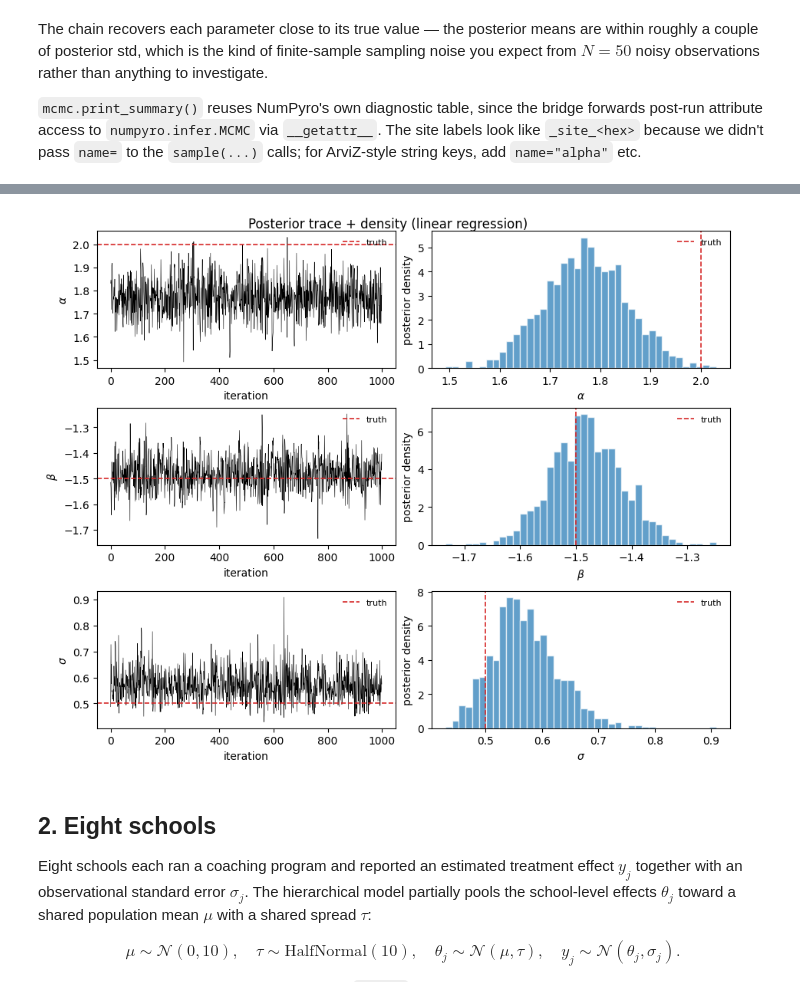
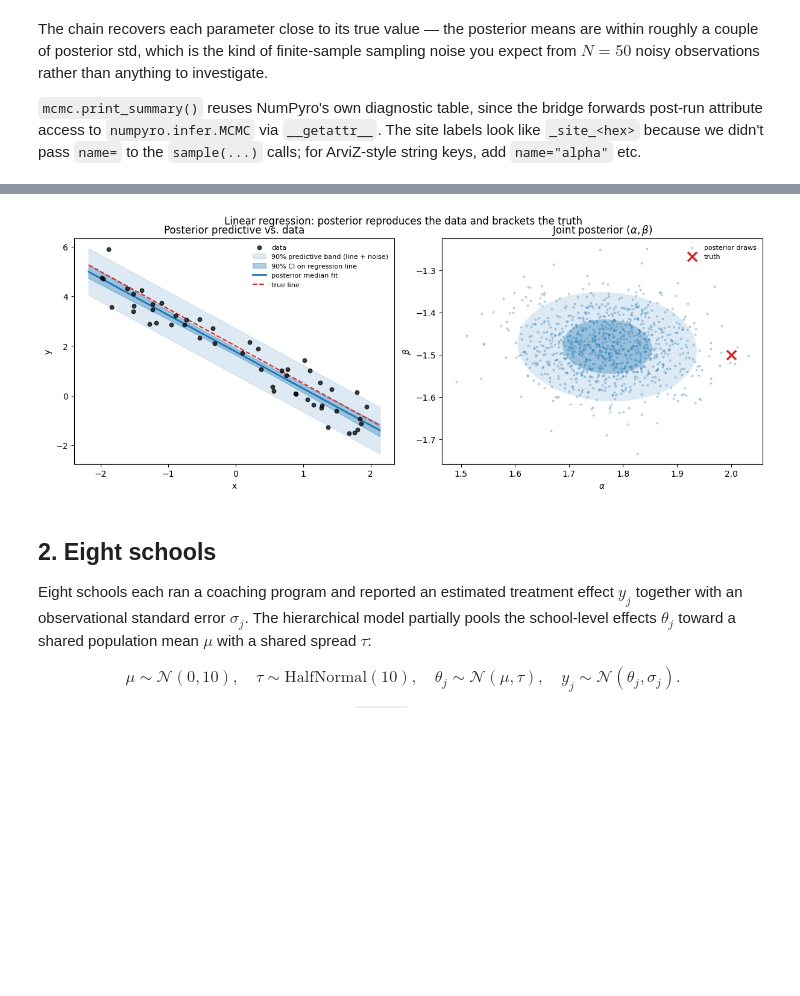
Before and after one commit to datvo06/effectful_mcmc, a Jupyter notebook: docs/quickstart.ipynb, the cells around one changed output, grey strips where cells are left out. Saved outputs shown, nothing was run; the diff lists cells and outputs as text; code cells hidden in the pictures; blank space fills up the shorter version.

```diff
--- a/docs/quickstart.ipynb
+++ b/docs/quickstart.ipynb
@@ -95,30 +97,63 @@ The standard NUTS-paper-style diagnostics (Hoffman & Gelman, 2014 — Figs. 7–
 # %%
-def trace_and_density(axes_row, draws, label, truth):
-    ax_trace, ax_density = axes_row
-    draws = np.asarray(draws)
-    ax_trace.plot(draws, lw=0.4, color="black")
-    ax_trace.axhline(truth, color="C3", lw=1.2, ls="--", label="truth")
-    ax_trace.set_xlabel("iteration")
-    ax_trace.set_ylabel(label)
-    ax_trace.legend(loc="upper right", frameon=False, fontsize=8)
+alpha_samples = np.asarray(samples[alpha_t.op])
+beta_samples  = np.asarray(samples[beta_t.op])
+sigma_samples = np.asarray(samples[sigma_t.op])
 
-    ax_density.hist(draws, bins=40, density=True, color="C0", alpha=0.7, edgecolor="white")
-    ax_density.axvline(truth, color="C3", lw=1.2, ls="--", label="truth")
-    ax_density.set_xlabel(label)
-    ax_density.set_ylabel("posterior density")
-    ax_density.legend(loc="upper right", frameon=False, fontsize=8)
+# Posterior predictive: for each posterior draw, evaluate the regression line
+# on a dense x-grid, then summarise across draws.
+xs = np.linspace(float(x_data.min()) - 0.2, float(x_data.max()) + 0.2, 200)
+y_lines = alpha_samples[:, None] + beta_samples[:, None] * xs[None, :]   # (S, X)
+y_lo, y_mid, y_hi = np.quantile(y_lines, [0.05, 0.5, 0.95], axis=0)
 
-fig, axes = plt.subplots(3, 2, figsize=(9, 7), constrained_layout=True)
-for row, (term, label, truth) in enumerate([
-    (alpha_t, r"$\alpha$", true_alpha),
-    (beta_t,  r"$\beta$",  true_beta),
-    (sigma_t, r"$\sigma$", true_sigma),
-]):
-    trace_and_density(axes[row], samples[term.op], label, truth)
-fig.suptitle("Posterior trace + density (linear regression)", y=1.02)
+# Wider band that also includes one-sigma observation noise — the band the
+# next observation should fall in, not just where the regression line lives.
+pred_lo = y_mid - 1.645 * sigma_samples.mean()
+pred_hi = y_mid + 1.645 * sigma_samples.mean()
+
+fig, axes = plt.subplots(1, 2, figsize=(12, 4.5), constrained_layout=True)
+
+# Panel 1: data + posterior predictive + truth
+ax = axes[0]
+ax.scatter(np.asarray(x_data), np.asarray(y_data),
+           color="black", s=22, alpha=0.75, label="data", zorder=5)
+ax.fill_between(xs, pred_lo, pred_hi, color="C0", alpha=0.15,
+                label="90% predictive band (line + noise)")
+ax.fill_between(xs, y_lo,   y_hi,   color="C0", alpha=0.35,
+                label="90% CI on regression line")
+ax.plot(xs, y_mid, color="C0", lw=2.0, label="posterior median fit")
+ax.plot(xs, true_alpha + true_beta * xs, color="C3", lw=1.5, ls="--",
+        label="true line")
+ax.set_xlabel("x"); ax.set_ylabel("y")
+ax.set_title("Posterior predictive vs. data")
+ax.legend(loc="upper right", frameon=False, fontsize=8)
+
+# Panel 2: joint posterior (alpha, beta), with the truth as a target
+ax = axes[1]
+ax.scatter(alpha_samples, beta_samples, s=4, alpha=0.25, color="C0",
+           label="posterior draws")
+ax.scatter([true_alpha], [true_beta], color="C3", marker="x", s=120,
+           lw=2.5, label="truth", zorder=5)
+# 1- and 2-sigma joint contours via empirical covariance (concentration ellipses)
+mean = np.array([alpha_samples.mean(), beta_samples.mean()])
+cov  = np.cov(alpha_samples, beta_samples)
+vals, vecs = np.linalg.eigh(cov)
+order = vals.argsort()[::-1]
+vals, vecs = vals[order], vecs[:, order]
+angle = float(np.degrees(np.arctan2(vecs[1, 0], vecs[0, 0])))
+from matplotlib.patches import Ellipse
+for k, alpha_fill in [(1, 0.35), (2, 0.15)]:
+    w, h = 2 * k * np.sqrt(vals)
+    ax.add_patch(Ellipse(mean, w, h, angle=angle,
+                         facecolor="C0", alpha=alpha_fill, edgecolor="none"))
+ax.set_xlabel(r"$\alpha$"); ax.set_ylabel(r"$\beta$")
+ax.set_title(r"Joint posterior $(\alpha, \beta)$")
+ax.legend(loc="upper right", frameon=False, fontsize=8)
+
+fig.suptitle("Linear regression: posterior reproduces the data and brackets the truth",
+             y=1.02)
 plt.show()
 # %% [output]
-[figure, old version]
+[figure, new version]
 # %% [markdown]
 ## 2. Eight schools
 
```
Also changed, not shown: parts of 6 cells of this notebook.
